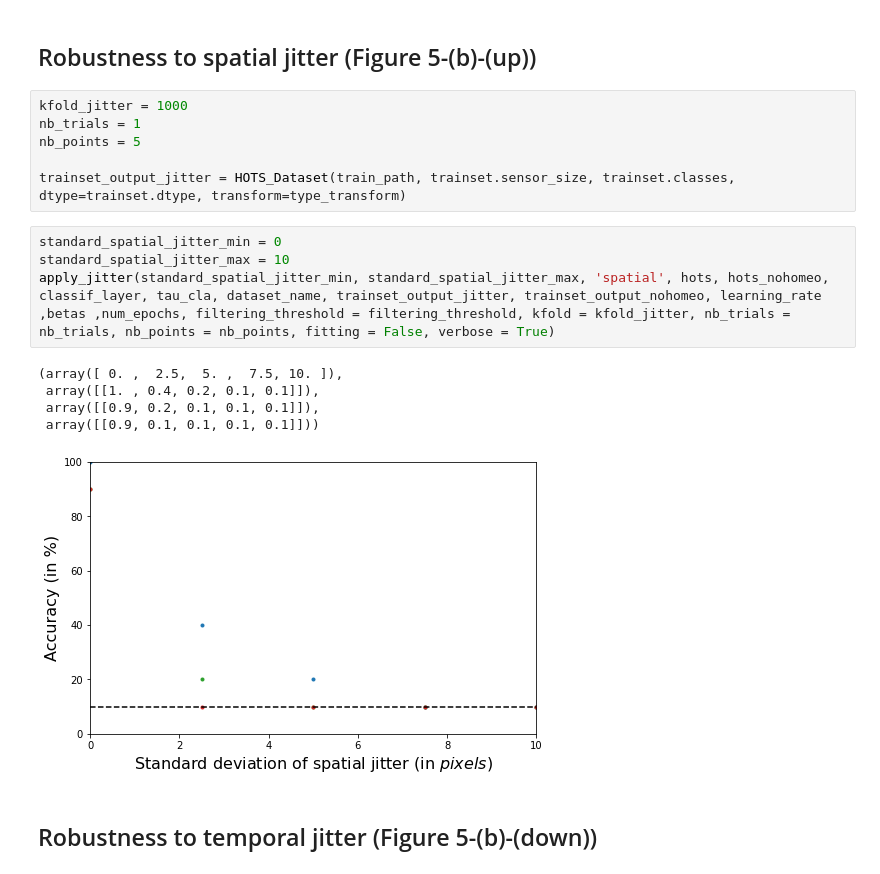
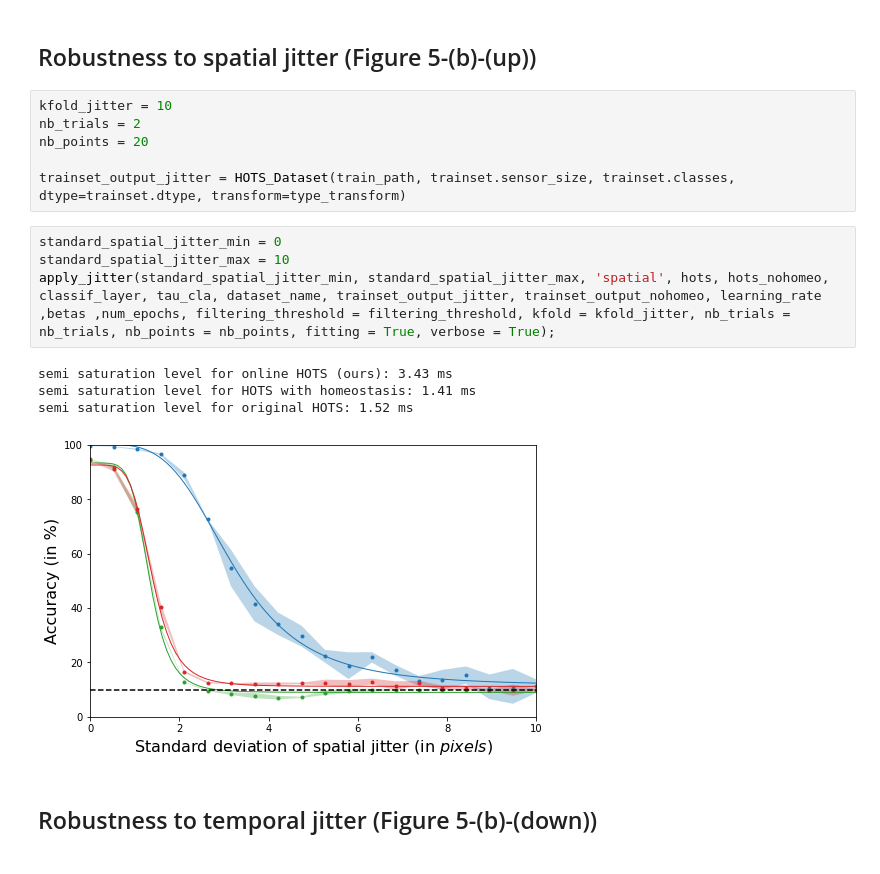
Before and after one commit to AntoineGrimaldi/hotsline, a Jupyter notebook: notebooks/RESULTS_NMNIST.ipynb, the cells around one changed output. Cells and saved outputs as stored; diff of their text form.

Commit message:
plotting results jitter

```diff
--- a/notebooks/RESULTS_NMNIST.ipynb
+++ b/notebooks/RESULTS_NMNIST.ipynb
@@ -128,21 +128,20 @@ meanac, onlinac, lastac = score_classif_events(likelihood, true_target, n_classe
 # %% [markdown]
 ## Robustness to spatial jitter (Figure 5-(b)-(up))
 # %%
-kfold_jitter = 1000
-nb_trials = 1
-nb_points = 5
+kfold_jitter = 10
+nb_trials = 2
+nb_points = 20
 
 trainset_output_jitter = HOTS_Dataset(train_path, trainset.sensor_size, trainset.classes, dtype=trainset.dtype, transform=type_transform)
 # %%
 standard_spatial_jitter_min = 0
 standard_spatial_jitter_max = 10
-apply_jitter(standard_spatial_jitter_min, standard_spatial_jitter_max, 'spatial', hots, hots_nohomeo, classif_layer, tau_cla, dataset_name, trainset_output_jitter, trainset_output_nohomeo, learning_rate ,betas ,num_epochs, filtering_threshold = filtering_threshold, kfold = kfold_jitter, nb_trials = nb_trials, nb_points = nb_points, fitting = False, verbose = True)
+apply_jitter(standard_spatial_jitter_min, standard_spatial_jitter_max, 'spatial', hots, hots_nohomeo, classif_layer, tau_cla, dataset_name, trainset_output_jitter, trainset_output_nohomeo, learning_rate ,betas ,num_epochs, filtering_threshold = filtering_threshold, kfold = kfold_jitter, nb_trials = nb_trials, nb_points = nb_points, fitting = True, verbose = True);
 # %% [output]
-(array([ 0. ,  2.5,  5. ,  7.5, 10. ]),
- array([[1. , 0.4, 0.2, 0.1, 0.1]]),
- array([[0.9, 0.2, 0.1, 0.1, 0.1]]),
- array([[0.9, 0.1, 0.1, 0.1, 0.1]]))
+semi saturation level for online HOTS (ours): 3.43 ms
+semi saturation level for HOTS with homeostasis: 1.41 ms
+semi saturation level for original HOTS: 1.52 ms
-[figure, old version]
+[figure, new version]
 # %% [markdown]
 ## Robustness to temporal jitter (Figure 5-(b)-(down))
 # %%
```
Also changed, not shown: parts of 1 cell of this notebook, 3 other files.
